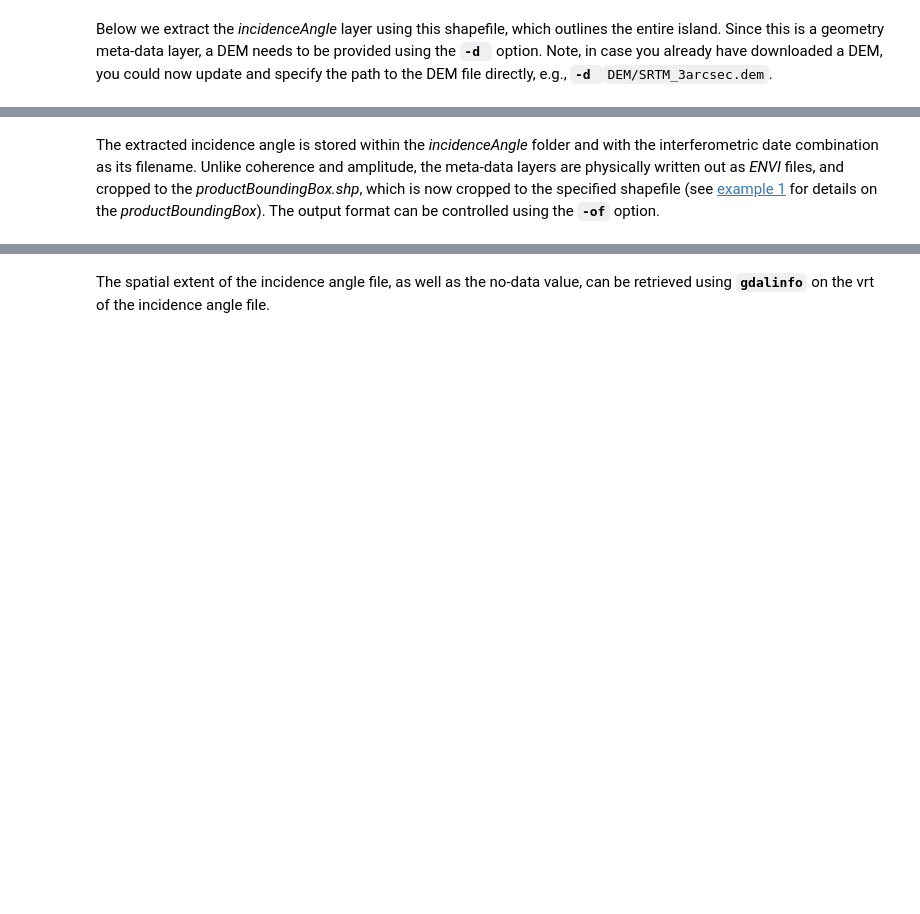
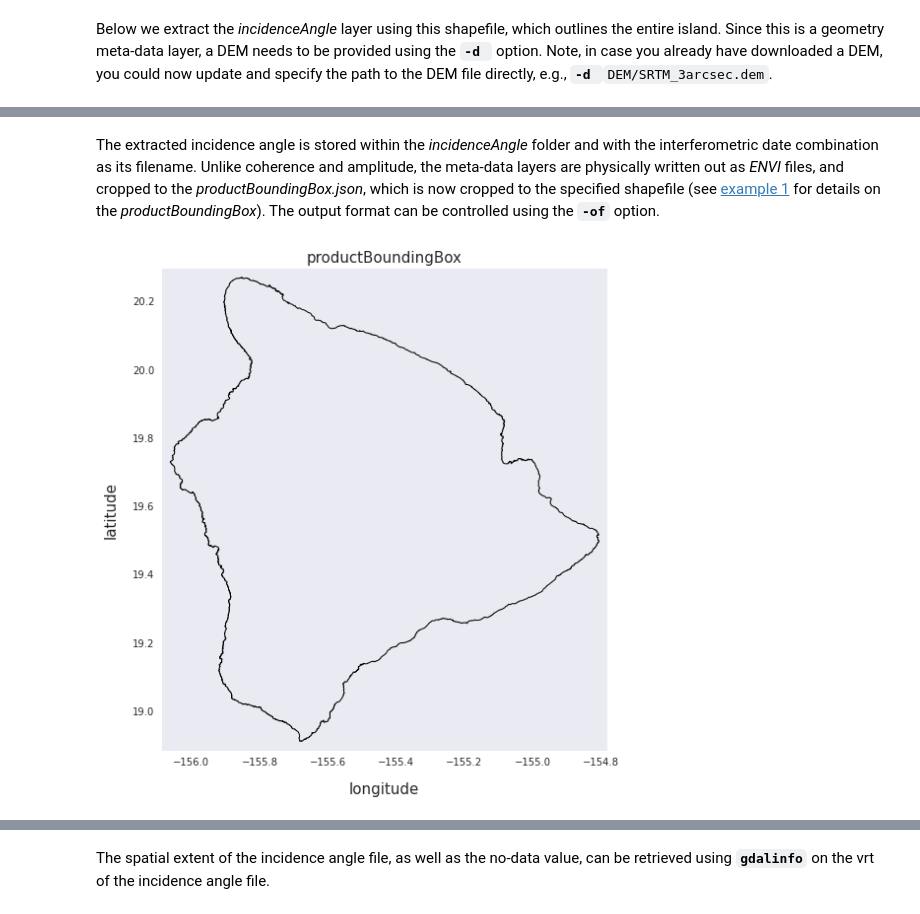
Before and after one commit to aria-tools/ARIA-tools-docs, a Jupyter notebook: JupyterDocs/ariaExtract/ariaExtract_tutorial.ipynb, the cells around one changed output, grey strips where cells are left out. Drawn from its saved outputs; the diff is of its cells as text; code cells hidden in the pictures; blank space fills up the shorter version.

```diff
--- a/JupyterDocs/ariaExtract/ariaExtract_tutorial.ipynb
+++ b/JupyterDocs/ariaExtract/ariaExtract_tutorial.ipynb
@@ -422,6 +541,8 @@ print('ariaExtract.py -f "products/*.nc" -l incidenceAngle  -d Download -b {}'.f
 # %% [markdown]
-The extracted incidence angle is stored within the *incidenceAngle* folder and with the interferometric date combination as its filename. Unlike coherence and amplitude, the meta-data layers are physically written out as *ENVI* files, and cropped to the *productBoundingBox.shp*, which is now cropped to the specified shapefile (see [example 1](#example_1) for details on the *productBoundingBox*). The output format can be controlled using the **`-of`** option.
+The extracted incidence angle is stored within the *incidenceAngle* folder and with the interferometric date combination as its filename. Unlike coherence and amplitude, the meta-data layers are physically written out as *ENVI* files, and cropped to the *productBoundingBox.json*, which is now cropped to the specified shapefile (see [example 1](#example_1) for details on the *productBoundingBox*). The output format can be controlled using the **`-of`** option.
 # %%
-shputil.plot_shapefile(os.path.join('productBoundingBox', 'productBoundingBox.shp'))
+shputil.plot_shapefile(os.path.join('productBoundingBox', 'productBoundingBox.json'))
+# %% [output]
+[figure, added]
 # %%
 !ls incidenceAngle/*
```
Also changed, not shown: parts of 43 cells of this notebook, 9 other files.
